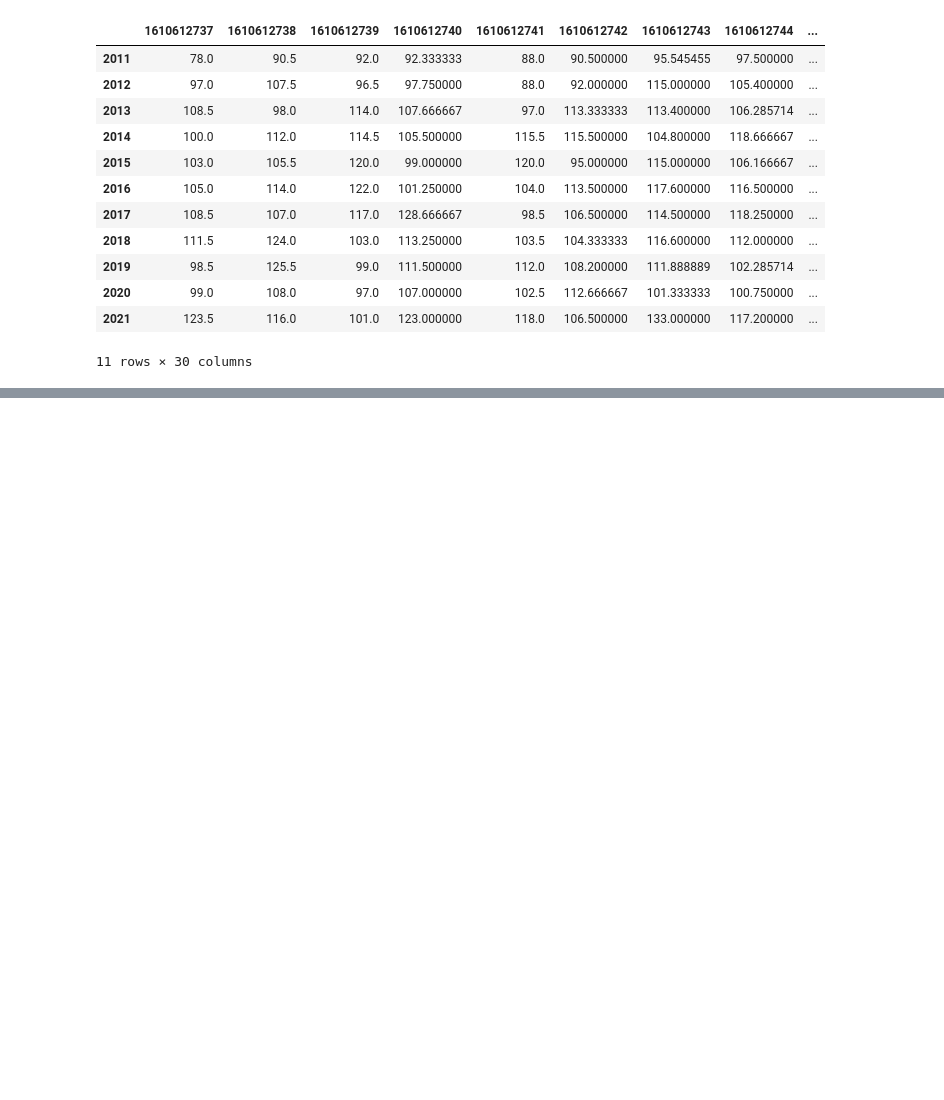
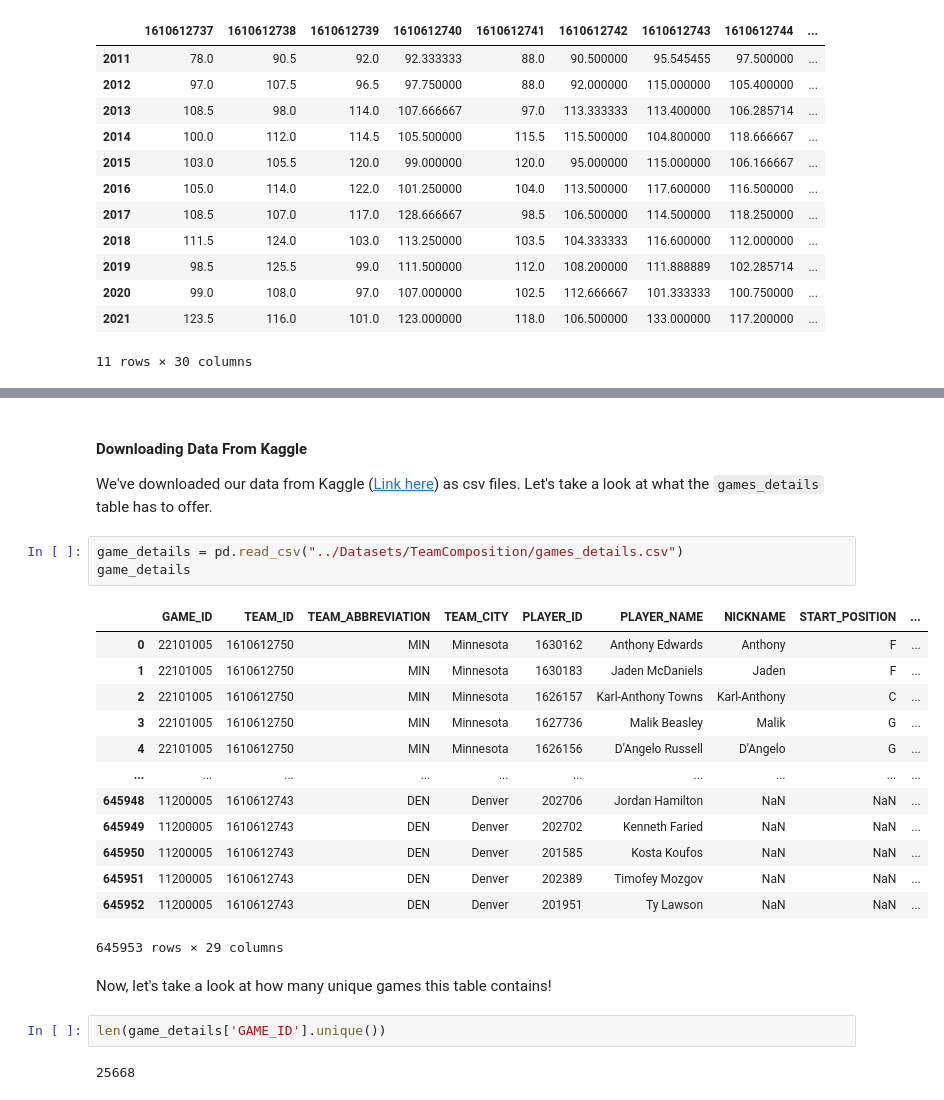
Before and after one commit to andrewyuantw/LakersAnalysis, a Jupyter notebook: Code/Analysis.ipynb, the cells around one changed output, grey strips where cells are left out. Drawn from its saved outputs; the diff is of its cells as text; blank space fills up the shorter version.

```diff
--- a/Code/Analysis.ipynb
+++ b/Code/Analysis.ipynb
@@ -408,0 +675,27 @@ As a reminder, our null hypothesis is that the Lakers did not have a team with s
+# %% [markdown]
+#### Downloading Data From Kaggle
+
+We've downloaded our data from Kaggle ([Link here](https://www.kaggle.com/datasets/nathanlauga/nba-games)) as csv files. Let's take a look at what the `games_details` table has to offer.
+# %%
+game_details = pd.read_csv("../Datasets/TeamComposition/games_details.csv")
+game_details
+# %% [output]
+|  | GAME_ID | TEAM_ID | TEAM_ABBREVIATION | TEAM_CITY | PLAYER_ID | PLAYER_NAME | NICKNAME | START_POSITION | ... |
+| 0 | 22101005 | 1610612750 | MIN | Minnesota | 1630162 | Anthony Edwards | Anthony | F | ... |
+| 1 | 22101005 | 1610612750 | MIN | Minnesota | 1630183 | Jaden McDaniels | Jaden | F | ... |
+| 2 | 22101005 | 1610612750 | MIN | Minnesota | 1626157 | Karl-Anthony Towns | Karl-Anthony | C | ... |
+| 3 | 22101005 | 1610612750 | MIN | Minnesota | 1627736 | Malik Beasley | Malik | G | ... |
+| 4 | 22101005 | 1610612750 | MIN | Minnesota | 1626156 | D'Angelo Russell | D'Angelo | G | ... |
+| ... | ... | ... | ... | ... | ... | ... | ... | ... | ... |
+| 645948 | 11200005 | 1610612743 | DEN | Denver | 202706 | Jordan Hamilton | NaN | NaN | ... |
+| 645949 | 11200005 | 1610612743 | DEN | Denver | 202702 | Kenneth Faried | NaN | NaN | ... |
+| 645950 | 11200005 | 1610612743 | DEN | Denver | 201585 | Kosta Koufos | NaN | NaN | ... |
+| 645951 | 11200005 | 1610612743 | DEN | Denver | 202389 | Timofey Mozgov | NaN | NaN | ... |
+| 645952 | 11200005 | 1610612743 | DEN | Denver | 201951 | Ty Lawson | NaN | NaN | ... |
+645953 rows × 29 columns
+# %% [markdown]
+Now, let's take a look at how many unique games this table contains!
+# %%
+len(game_details['GAME_ID'].unique())
+# %% [output]
+25668
```
Also changed, not shown: parts of 66 cells of this notebook, 6 other files.
